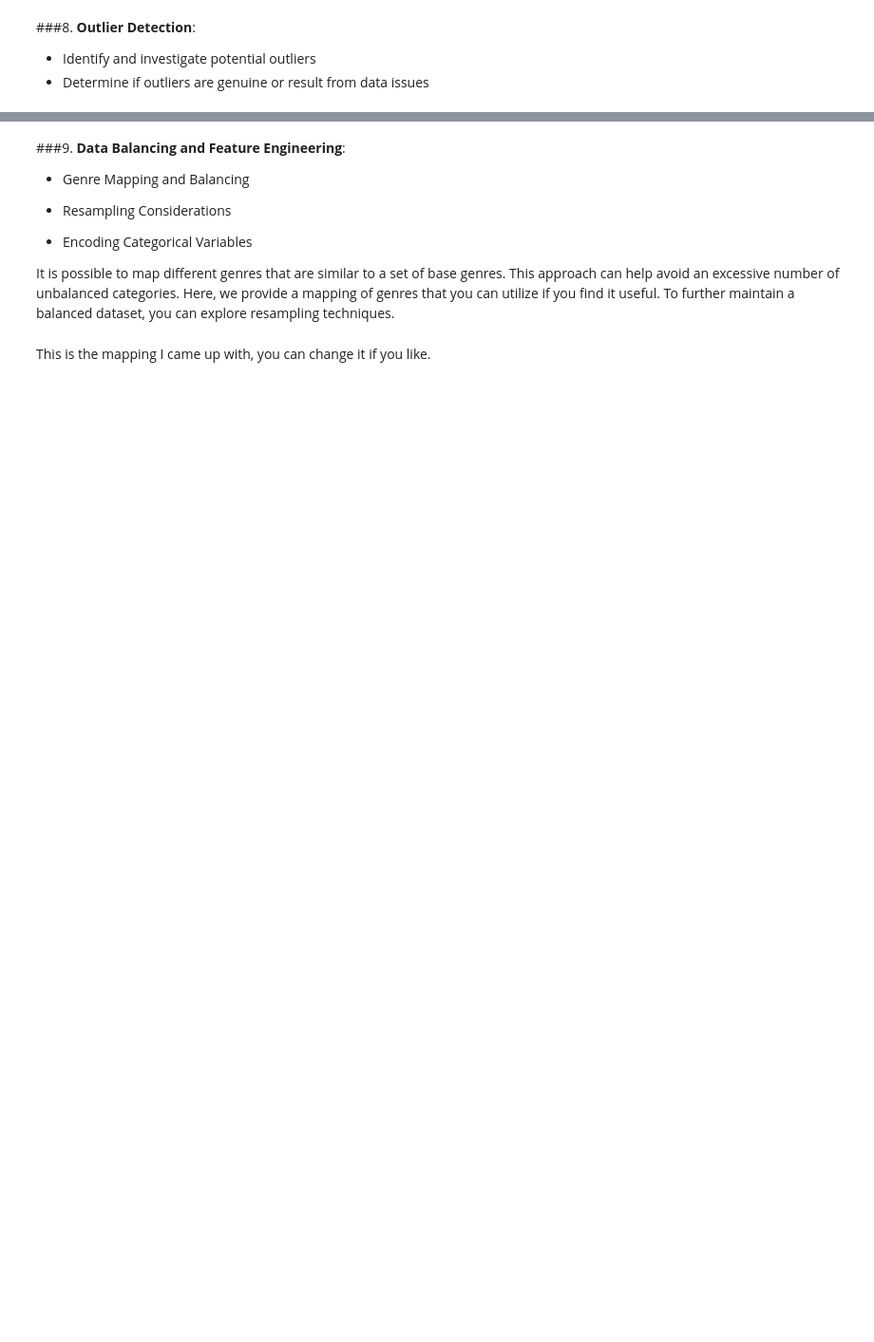
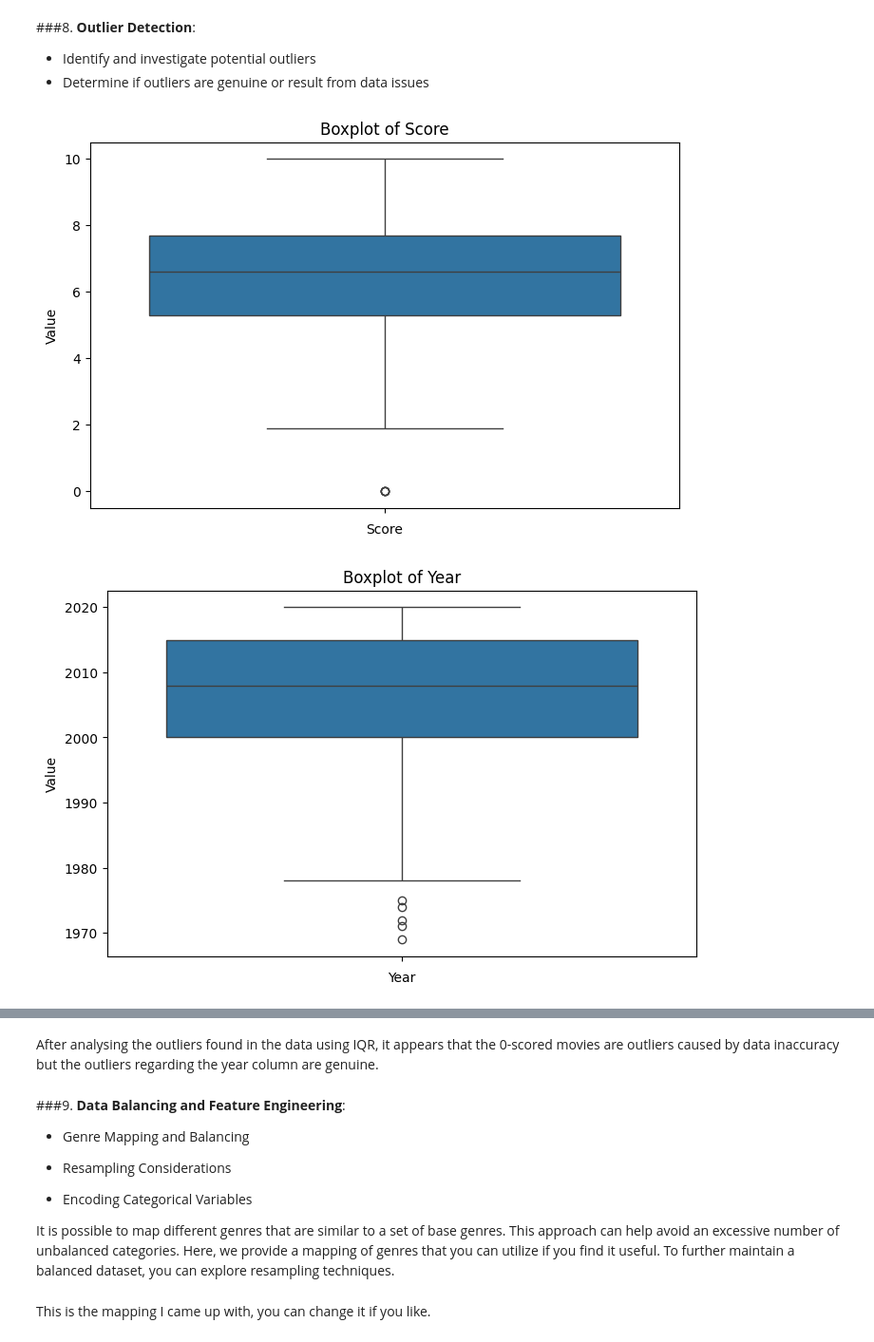
Before and after one commit to ArshiaYousefnia/AI-S2024-Project, a Jupyter notebook: AI_NLP_Project_Spring2024_Student_Version.ipynb, the cells around one changed output, grey strips where cells are left out. Shown at 95% size. Cells and saved outputs as stored; diff of their text form; code cells hidden in the pictures; blank space fills up the shorter version.

```diff
--- a/AI_NLP_Project_Spring2024_Student_Version.ipynb
+++ b/AI_NLP_Project_Spring2024_Student_Version.ipynb
@@ -1100,34 +1138,68 @@ class OutlierDetection:
         3. Set appropriate titles and labels for the plots.
         4. Display the plots.
         """
-        pass
+        for col in numerical_cols:
+            plt.figure(figsize=(8, 5))
+            sns.boxplot(data=self.df[col])
+            plt.title(f'Boxplot of {col}')
+            plt.xlabel(col)
+            plt.ylabel('Value')
+            plt.show()
 
     def investigate_outliers(self, numerical_cols):
         """
         Investigate potential outliers and determine if they are genuine or result from data issues.
 
         Args:
             numerical_cols (list): A list of column names containing numerical data.
 
         Returns:
             None (prints the analysis of potential outliers)
 
         TODO:
         1. Iterate through each numerical column.
         2. Identify potential outliers using appropriate techniques (e.g., IQR, z-score).
         3. Investigate the potential outliers by examining their values and associated data.
         4. Determine if the potential outliers are genuine or result from data issues.
         5. Print the analysis of potential outliers, including any insights or recommendations.
         """
-        pass
+        for col in numerical_cols:
+            # Calculate 25th and 75th percentiles
+            Q1 = np.percentile(self.df[col], 25)
+            Q3 = np.percentile(self.df[col], 75)
+
+            # Calculate IQR
+            IQR = Q3 - Q1
+
+            # Determine outliers using IQR
+            lower_bound = Q1 - 1.5 * IQR
+            upper_bound = Q3 + 1.5 * IQR
+
+            # Find potential outliers
+            potential_outliers = self.df[(self.df[col] < lower_bound) | (self.df[col] > upper_bound)]
+
+            # Print analysis
+            print(f"Column: {col}")
+            if len(potential_outliers) == 0:
+                print("No potential outliers found.")
+            else:
+                print("Potential outliers:")
+                print(potential_outliers)
+                print("\n")
 
 
+numerical_cols = ["Score", "Year", "Time"]
 
 # Assuming you have a pandas DataFrame named 'df'
 outlier_detection = OutlierDetection(df)
 
 # TODO: Call the identify_outliers method with the numerical_cols list
 # outlier_detection.identify_outliers(numerical_cols)
+outlier_detection.identify_outliers(numerical_cols)
 
 # TODO: Call the investigate_outliers method with the numerical_cols list
 # outlier_detection.investigate_outliers(numerical_cols)
+outlier_detection.investigate_outliers(numerical_cols)
+# %% [output]
+[figure, added]
+[figure, added]
@@ -1134,3 +1224,5 @@ outlier_detection = OutlierDetection(df)
+# %% [markdown]
+After analysing the outliers found in the data using IQR, it appears that the 0-scored movies are outliers caused by data inaccuracy but the outliers regarding the year column are genuine.
 # %% [markdown]
 ###9. **Data Balancing and Feature Engineering**:
 
```
Also changed, not shown: parts of 22 cells of this notebook.
